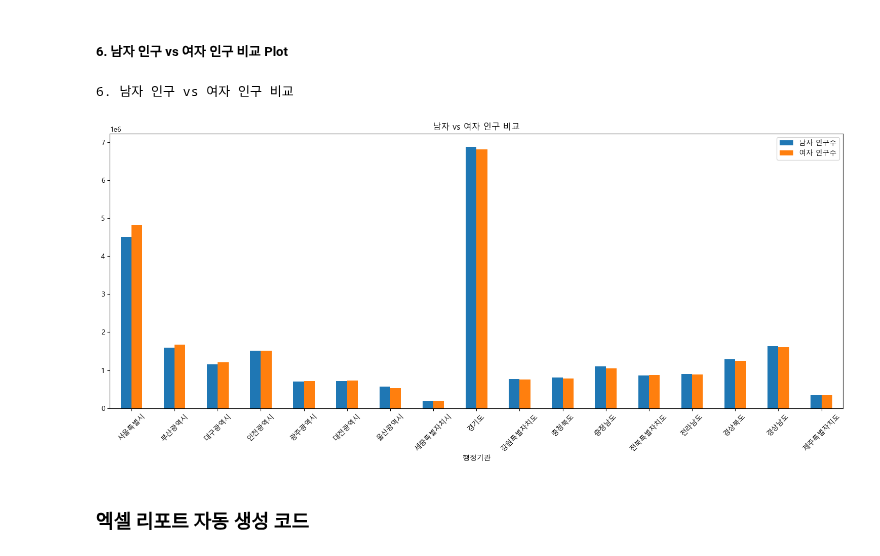
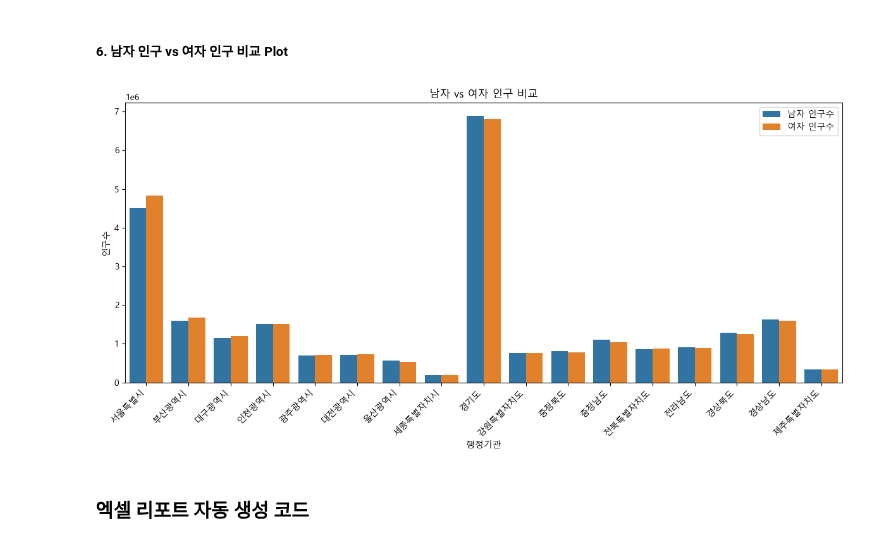
Before and after one commit to nueij0429/Python_Webscraping_Analysis, a Jupyter notebook: 연습문제/04_인구현황분석.ipynb, the cells around one changed output. Cells and saved outputs as stored; diff of their text form; code cells hidden in the pictures.

```diff
--- a/연습문제/04_인구현황분석.ipynb
+++ b/연습문제/04_인구현황분석.ipynb
@@ -221,9 +221,25 @@ plt.show()
 # %% [markdown]
 ##### 6. 남자 인구 vs 여자 인구 비교 Plot
 # %%
+df_melted = df.melt(
+    id_vars="행정기관",
+    value_vars=["남자 인구수", "여자 인구수"],
+    var_name="성별",
+    value_name="인구수"
+)
+
+plt.figure(figsize=(12, 6))
+sns.barplot(data=df_melted, x="행정기관", y="인구수", hue="성별")
+
+plt.title("남자 vs 여자 인구 비교")
+plt.xlabel("행정기관")
+plt.ylabel("인구수")
+plt.xticks(rotation=45, ha='right')
+plt.legend(title=None)
+plt.tight_layout()
+plt.show()
 # %% [output]
-6. 남자 인구 vs 여자 인구 비교
-[figure, old version]
+[figure, new version]
 # %% [markdown]
 ### 엑셀 리포트 자동 생성 코드
 # %%
```
